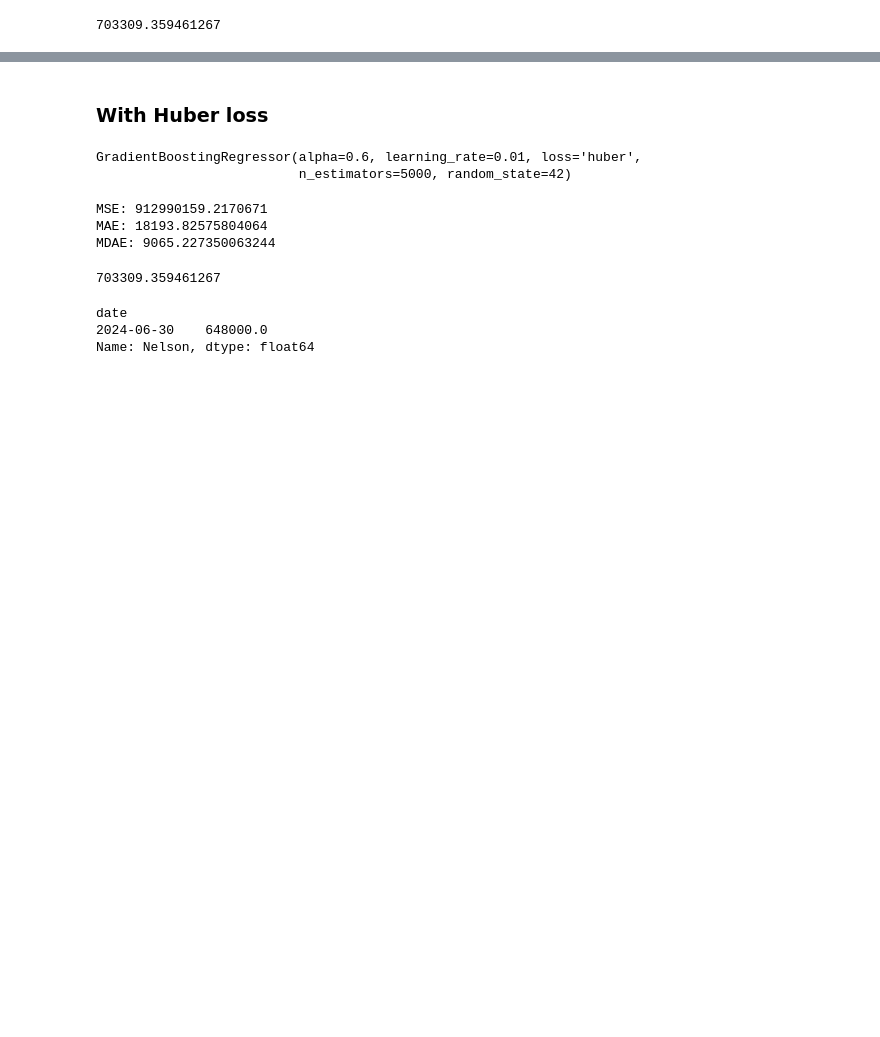
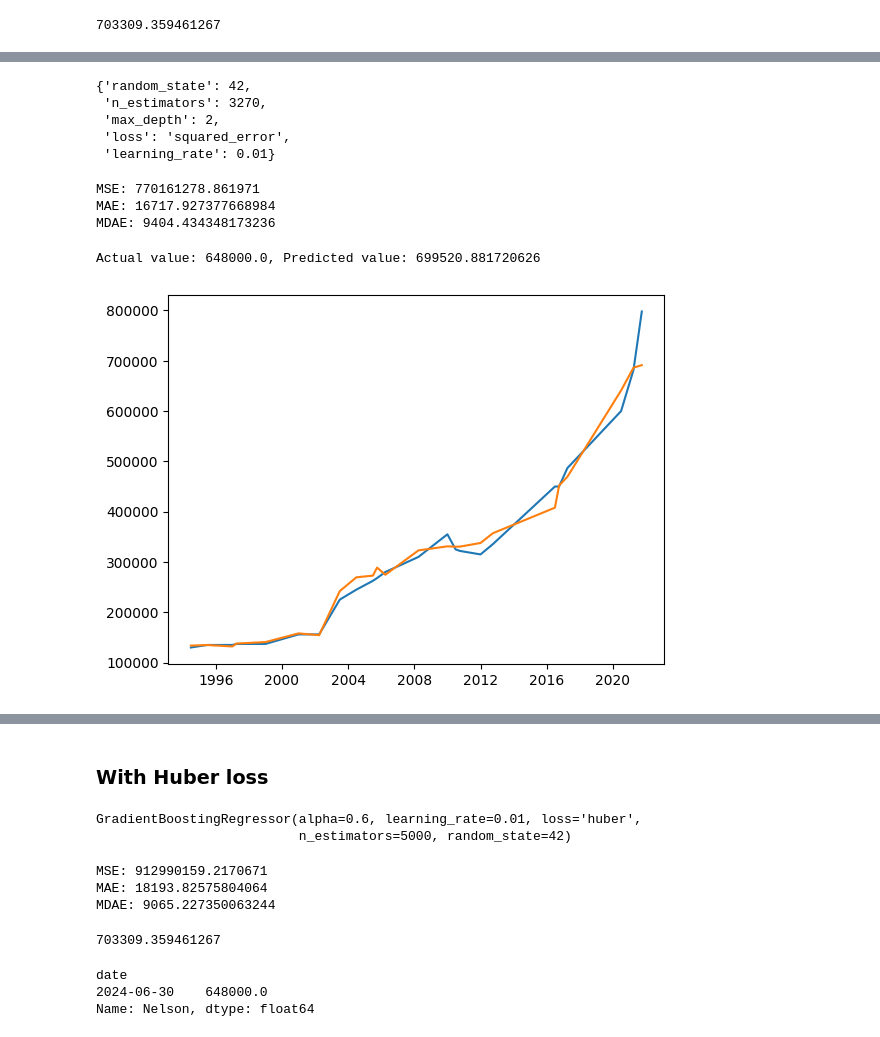
Before and after one commit to Sheepsta300/Machine-Learning-Project, a Jupyter notebook: Housing_Price_Predictor.ipynb, the cells around one changed output, grey strips where cells are left out. Saved outputs shown, nothing was run; the diff lists cells and outputs as text; code cells hidden in the pictures; blank space fills up the shorter version.

```diff
--- a/Housing_Price_Predictor.ipynb
+++ b/Housing_Price_Predictor.ipynb
@@ -860,5 +880,17 @@ plt.plot(test.index, pred)
 # %% [markdown]
 ## Nelson_labour dataset
+# %%
+def plot_pred_vs_actual(df, pred):
+    plt.plot(df.sort_values(by='date').index, df.sort_values(by='date').Nelson)
+    plt.plot(df.sort_values(by='date').index, pred)
+
+def print_metrics(df, pred):
+    mse = mean_squared_error(pred, df.sort_values(by='date').Nelson)
+    mae = mean_absolute_error(pred, df.sort_values(by='date').Nelson)
+    mdae = median_absolute_error(pred, df.sort_values(by='date').Nelson)
+    print(f'MSE: {mse}')
+    print(f'MAE: {mae}')
+    print(f'MDAE: {mdae}')
 # %%
 df = xi.compute_xi_correlation(nelson_labour, nelson_labour.Nelson)
 mask = np.where(df.Nelson.values > 0.8)
@@ -962,0 +1063,23 @@ pred_last[0]
+# %%
+gbt = GradientBoostingRegressor()
+
+param_dist = {
+    'n_estimators': np.arange(500, 5000),
+    'learning_rate': np.arange(0.01, 0.4),
+    'max_depth': range(1, 4),
+    'loss':['squared_error'],
+    'random_state':[42]
+}
+
+random_search = RandomizedSearchCV(
+    estimator=gbt,
+    param_distributions=param_dist,
+    n_iter=100,
+    scoring='roc_auc',
+    cv=5,
+    random_state=42,
+    n_jobs=-1,
+    verbose=2
+)
+
+random_search.fit(train.drop(columns=['Nelson']), train[['Nelson']])
@@ -962,0 +1102,24 @@ pred_last[0]
+# %%
+random_search.best_params_
+# %% [output]
+{'random_state': 42,
+ 'n_estimators': 3270,
+ 'max_depth': 2,
+ 'loss': 'squared_error',
+ 'learning_rate': 0.01}
+# %%
+test_pred = random_search.best_estimator_.predict(test.drop(columns=['Nelson']).sort_values(by='date'))
+print_metrics(test, test_pred)
+# %% [output]
+MSE: 770161278.861971
+MAE: 16717.927377668984
+MDAE: 9404.434348173236
+# %%
+pred_last = random_search.best_estimator_.predict(df_filtered[-1:].drop(columns=['Nelson']))
+print(f'Actual value: {df_filtered[-1:].Nelson.values[0]}, Predicted value: {pred_last[0]}')
+# %% [output]
+Actual value: 648000.0, Predicted value: 699520.881720626
+# %%
+plot_pred_vs_actual(test, test_pred)
+# %% [output]
+[figure, added]
```
Also changed, not shown: parts of 71 cells of this notebook.
